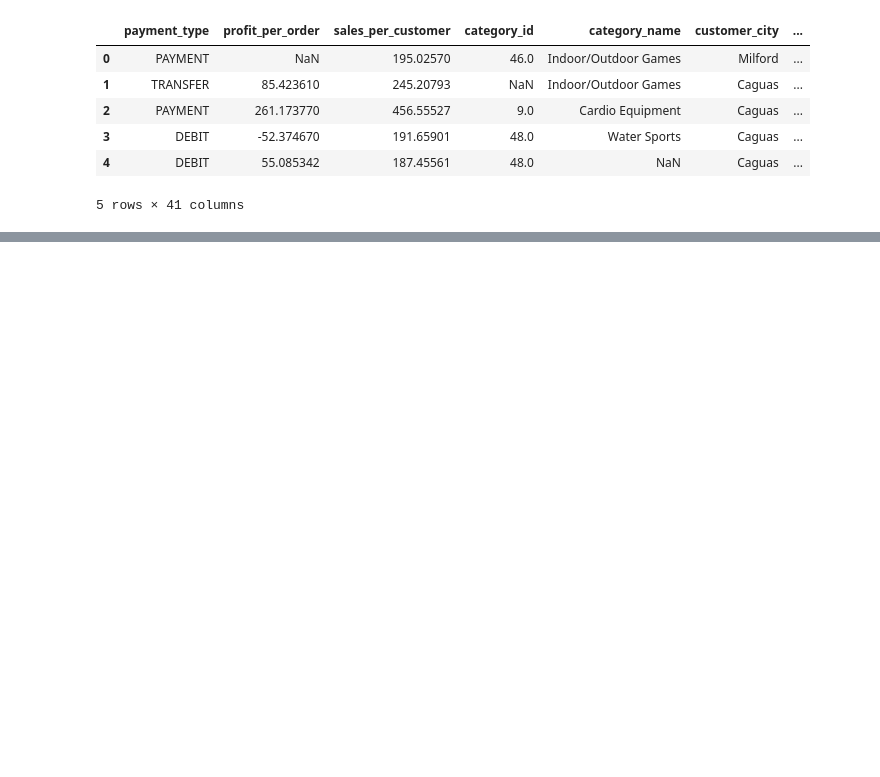
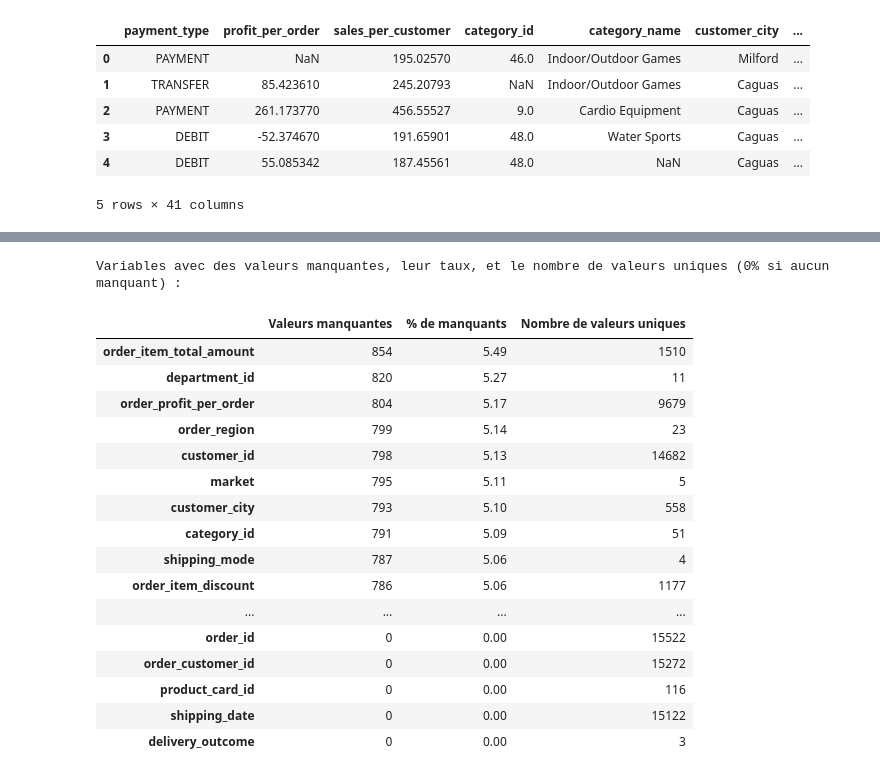
Before and after one commit to moubarik-ashraf/DS_Project, a Jupyter notebook: notebooks/01_exploration.ipynb, the cells around one changed output, grey strips where cells are left out. Saved outputs shown, nothing was run; the diff lists cells and outputs as text; code cells hidden in the pictures; blank space fills up the shorter version.

```diff
--- a/notebooks/01_exploration.ipynb
+++ b/notebooks/01_exploration.ipynb
@@ -62,0 +142,37 @@ df.head()
+# %%
+missing_data = df.isnull().sum()
+missing_percentage = round((df.isnull().sum() / len(df)) * 100,2)
+unique_values_count = df.nunique()
+
+missing_info = pd.DataFrame({
+    'Valeurs manquantes': missing_data,
+    '% de manquants': missing_percentage,
+    'Nombre de valeurs uniques': unique_values_count
+})
+
+# Suppression du filtrage pour afficher toutes les colonnes, y compris celles avec 0% de manquants
+missing_info = missing_info.sort_values(
+    by='% de manquants', ascending=False
+)
+
+print("Variables avec des valeurs manquantes, leur taux, et le nombre de valeurs uniques (0% si aucun manquant) :\n")
+display(missing_info)
+# %% [output]
+Variables avec des valeurs manquantes, leur taux, et le nombre de valeurs uniques (0% si aucun manquant) :
+|  | Valeurs manquantes | % de manquants | Nombre de valeurs uniques |
+| order_item_total_amount | 854 | 5.49 | 1510 |
+| department_id | 820 | 5.27 | 11 |
+| order_profit_per_order | 804 | 5.17 | 9679 |
+| order_region | 799 | 5.14 | 23 |
+| customer_id | 798 | 5.13 | 14682 |
+| market | 795 | 5.11 | 5 |
+| customer_city | 793 | 5.10 | 558 |
+| category_id | 791 | 5.09 | 51 |
+| shipping_mode | 787 | 5.06 | 4 |
+| order_item_discount | 786 | 5.06 | 1177 |
+| ... | ... | ... | ... |
+| order_id | 0 | 0.00 | 15522 |
+| order_customer_id | 0 | 0.00 | 15272 |
+| product_card_id | 0 | 0.00 | 116 |
+| shipping_date | 0 | 0.00 | 15122 |
+| delivery_outcome | 0 | 0.00 | 3 |
```
Also changed, not shown: parts of 33 cells of this notebook.
